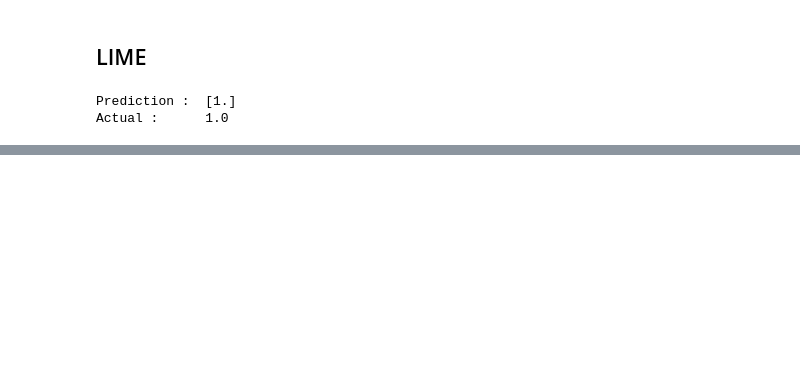
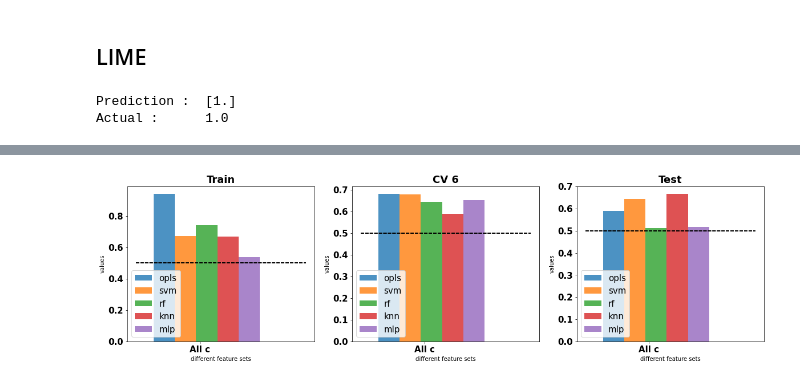
Before and after one commit to Ahmadsad/LungCancer, a Jupyter notebook: load_and_run_tfidf.ipynb, the cells around one changed output, grey strips where cells are left out. Drawn from its saved outputs; the diff is of its cells as text; code cells hidden in the pictures; blank space fills up the shorter version.

```diff
--- a/load_and_run_tfidf.ipynb
+++ b/load_and_run_tfidf.ipynb
@@ -301,13 +347,0 @@ x_train, x_test, y_train, y_test = ml_hlp.get_train_test_split_data(data_list, l
-# %%
-"""
-vectorize as tfidf
-"""
-# del main_dict
-vectorizer = ml_hlp.get_tfidf_vectorization_model(corpus_sentenses)
-features = vectorizer.get_feature_names_out()
-print("Number of features for each patient is: ", len(features))
-
-X_train_vectorized = ml_hlp.get_tfidf_vectorized_data(tfidf_model=vectorizer,
-                                                      to_be_vectorized_data=x_train)
-X_test_vectorized = ml_hlp.get_tfidf_vectorized_data(tfidf_model=vectorizer,
-                                                    to_be_vectorized_data=x_test)
@@ -748,8 +547,9 @@ for i in range(len(splits_names)):
         plt.ylabel('values')
         plt.xlabel('different feature sets')
 
-        plt.plot([-0.2, 3.8], [0.5, 0.5], "k--")
+        plt.plot([-0.2, 1], [0.5, 0.5], "k--")
 
     # plt.tight_layout()
 
 plt.show()
+# %% [output]
@@ -755,0 +557 @@ plt.show()
+[figure, added]
```
Also changed, not shown: parts of 44 cells of this notebook, 4 other files.
